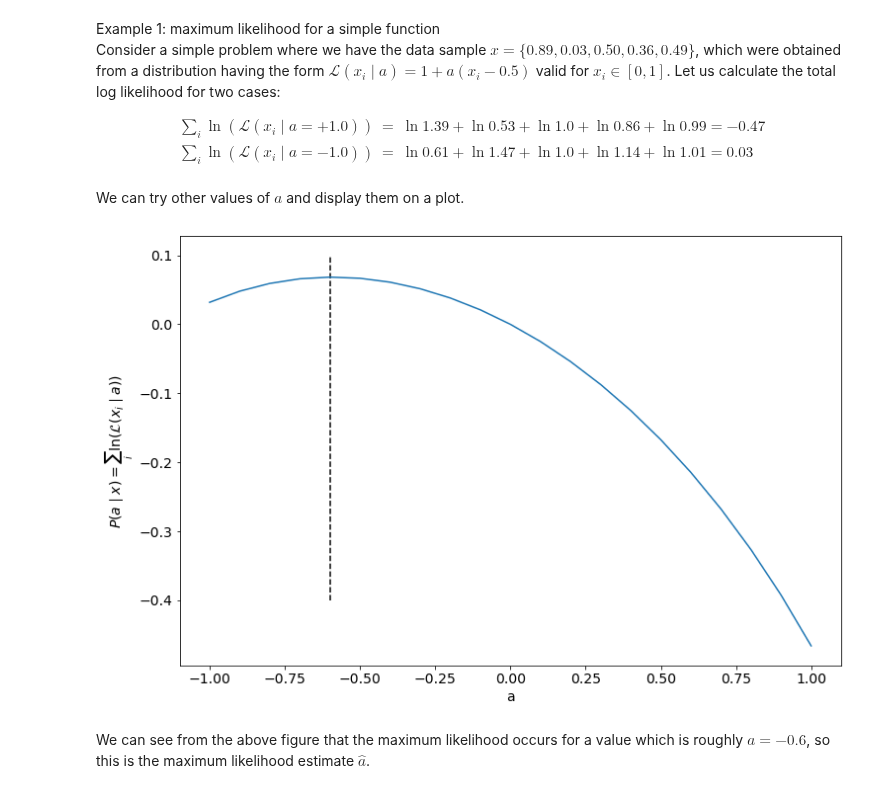
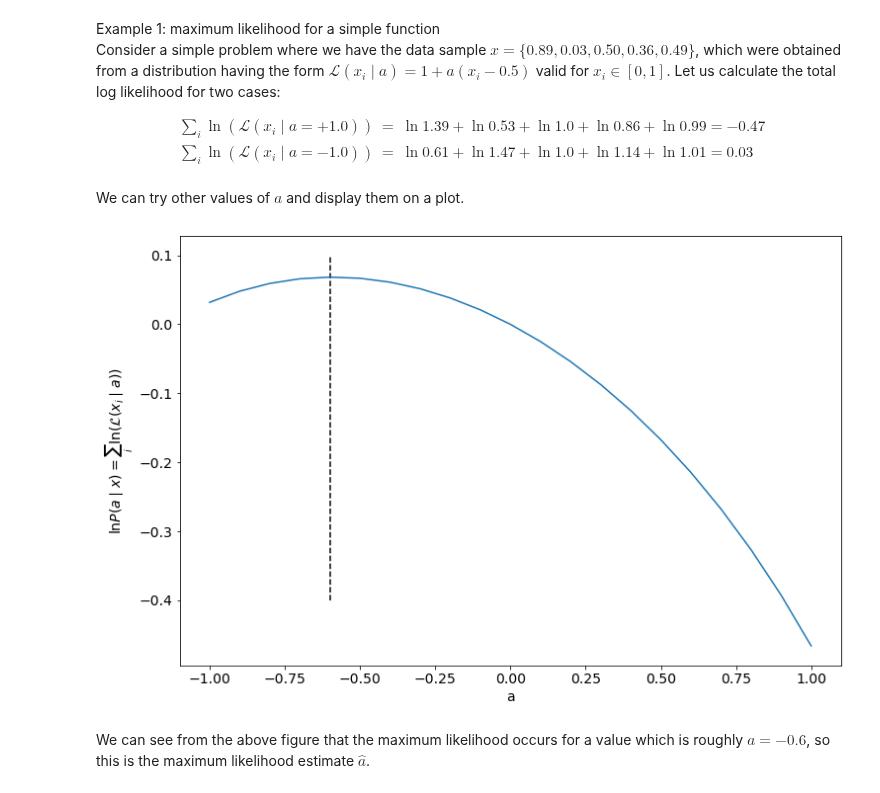
Before and after one commit to bretonr/intro_data_science, a Jupyter notebook: Chapter 4/Chapter 4.ipynb, the cells around one changed output. Saved outputs shown, nothing was run; the diff lists cells and outputs as text; code cells hidden in the pictures.

Commit message:
Forgot to put the ln in front of the posterior in the plot...

```diff
--- a/Chapter 4/Chapter 4.ipynb
+++ b/Chapter 4/Chapter 4.ipynb
@@ -194,20 +194,20 @@ We can try other values of $a$ and display them on a plot.
 # %%
 x = np.r_[0.89, 0.03, 0.50, 0.36, 0.49]
 
 P = lambda a_: 1 + a_*(x - 0.5)
 
 a = np.linspace(-1,1,21)
 calc_ln_L = []
 for ai in a:
     calc_ln_L.append( np.log(P(ai)).sum() )
 
 fig, ax = plt.subplots(figsize=(12,8))
 ax.plot(a, calc_ln_L)
 ax.vlines(-0.6, -0.4, 0.1, linestyles='--')
 ax.set_xlabel('a')
-ax.set_ylabel(r'$P(a \mid x) = \sum_i \ln\left(\mathcal{L}(x_i \mid a)\right)$');
+ax.set_ylabel(r'$\ln P(a \mid x) = \sum_i \ln\left(\mathcal{L}(x_i \mid a)\right)$');
 # %% [output]
-[figure, old version]
+[figure, new version]
 # %% [markdown]
 We can see from the above figure that the maximum likelihood occurs for a value which is roughly $a = -0.6$, so this is the maximum likelihood estimate $\widehat{a}$.
 # %% [markdown]
```
